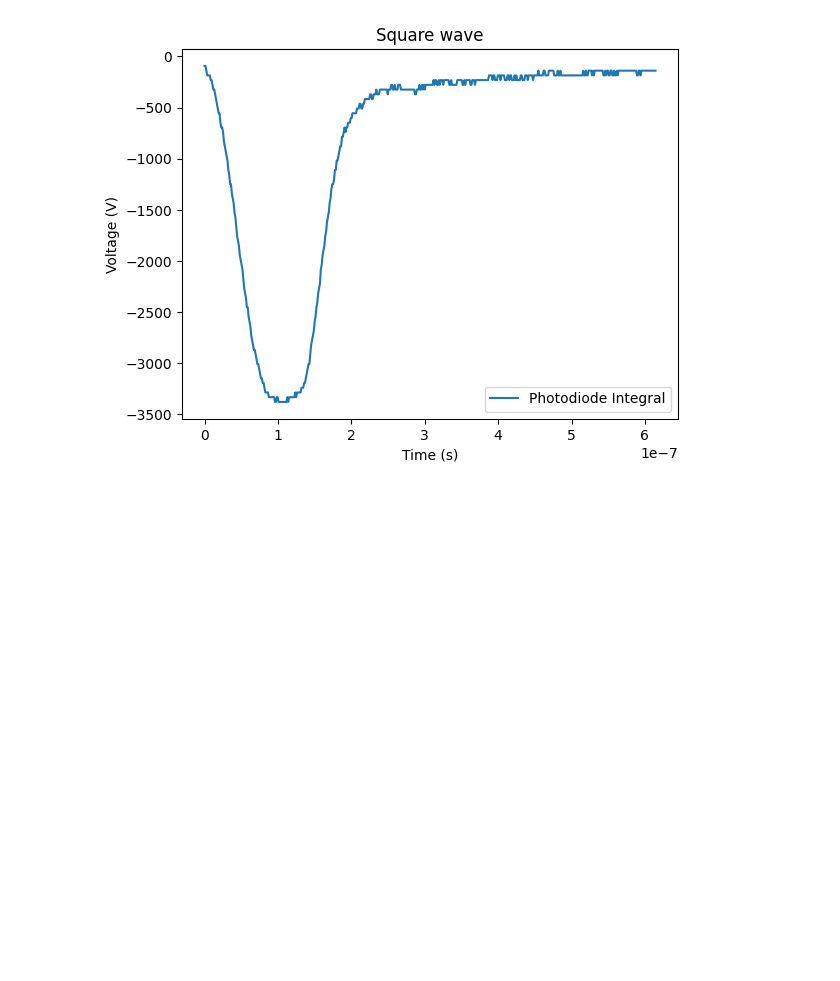
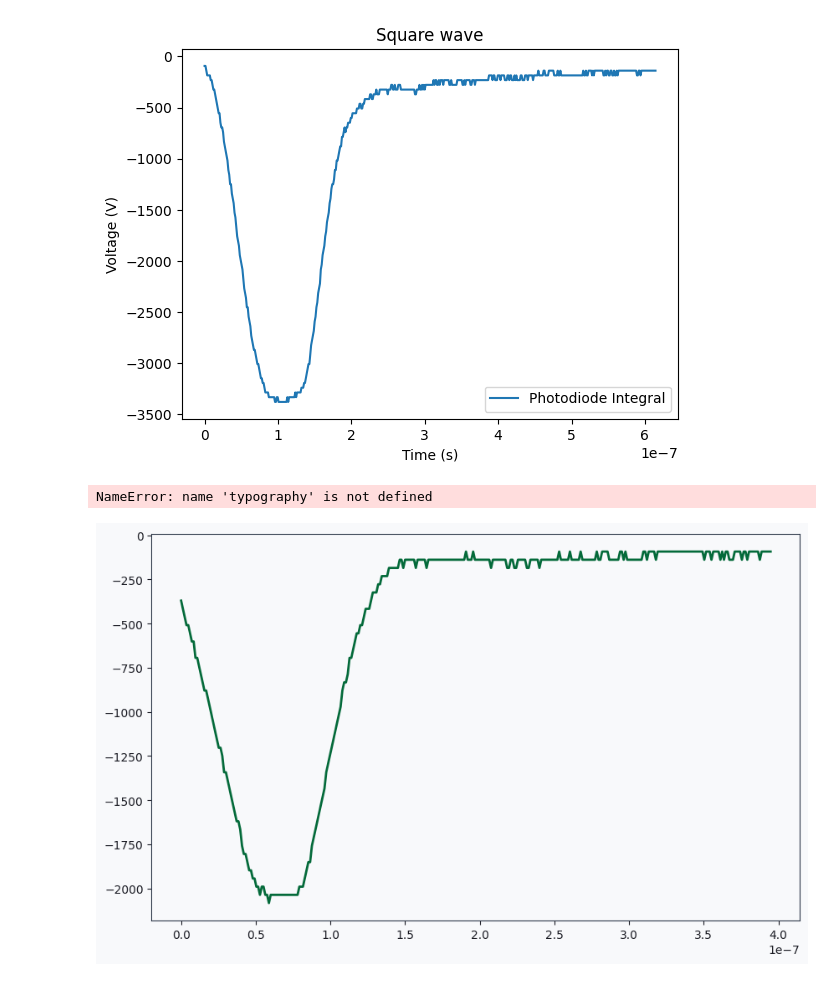
Before and after one commit to biqute/QTLab2425, a Jupyter notebook: IRdetection/Analysis/photodiode_area.ipynb, the cells around one changed output. Drawn from its saved outputs; the diff is of its cells as text; code cells hidden in the pictures; blank space fills up the shorter version.

Commit message:
Plotted phonarea using palette

```diff
--- a/IRdetection/Analysis/photodiode_area.ipynb
+++ b/IRdetection/Analysis/photodiode_area.ipynb
@@ -151,3 +153,60 @@ plt.legend()
 # %% [output]
 <matplotlib.legend.Legend at 0x...>
 [figure]
+# %%
+import matplotlib.pyplot as plt
+import h5py
+import numpy as np
+with h5py.File('QTLab2425/IRdetection/Experiments/PhotodiodeArea/raw_data.h5', 'r') as f:
+    a_group_key = list(f.keys())
+    data = []
+    voltage = []
+    time = []
+    freq_duty = []
+    frequencies = []
+    duties = []
+    for a in a_group_key:
+        data.append(f[a][:])
+        freq_duty.append((f[a].attrs['frequency'], f[a].attrs['duty_cycle']))
+        frequencies.append(f[a].attrs['frequency'])
+        duties.append(f[a].attrs['duty_cycle'])
+
+# Convert to numpy arrays
+frequency = frequencies[0]
+duties = np.array(duties)
+data
+voltages = [d[1] for d in data]
+times = [d[0] for d in data]
+
+# Imposta la figura con lo stile della palette
+plt.figure(figsize=(10, 6))
+
+plt.plot(times[-1], voltages[-1],
+         label='Shortest time window',
+         color="#046A3A",  # Usa il valore esadecimale diretto del colore primario
+         linewidth=2)
+
+# Imposta lo stile del grafico
+plt.gca().set_facecolor("#F8F9FB")  # background
+plt.gcf().patch.set_facecolor("#F8F9FB")  # background
+
+# Imposta i colori degli assi e delle etichette
+plt.gca().spines['bottom'].set_color("#2D3748")  # neutral_dark
+plt.gca().spines['top'].set_color("#2D3748")  # neutral_dark
+plt.gca().spines['left'].set_color("#2D3748")  # neutral_dark
+plt.gca().spines['right'].set_color("#2D3748")  # neutral_dark
+plt.tick_params(colors="#1A1B23")  # text_primary
+
+# Imposta i titoli e le etichette con la tipografia corretta
+plt.title('Square Wave Signal Used for LD Excitation', fontfamily=typography.title.family, fontsize=typography.title.size)
+plt.xlabel('Time (s)', fontfamily=typography.body.family, fontsize=typography.body.size)
+plt.ylabel('Voltage (V)', fontfamily=typography.body.family, fontsize=typography.body.size)
+# Imposta la griglia con lo stile della palette
+plt.grid(True, linestyle='--', alpha=0.3, color="#2D3748")  # neutral_dark
+# Imposta la legenda con lo stile della palette
+plt.legend(facecolor="#F8F9FB",  # background
+          edgecolor="#2D3748",  # neutral_dark
+          fontsize=typography.caption.size)
+# %% [output]
+NameError: name 'typography' is not defined
+[figure, added]
```
Also changed, not shown: parts of 1 cell of this notebook.
